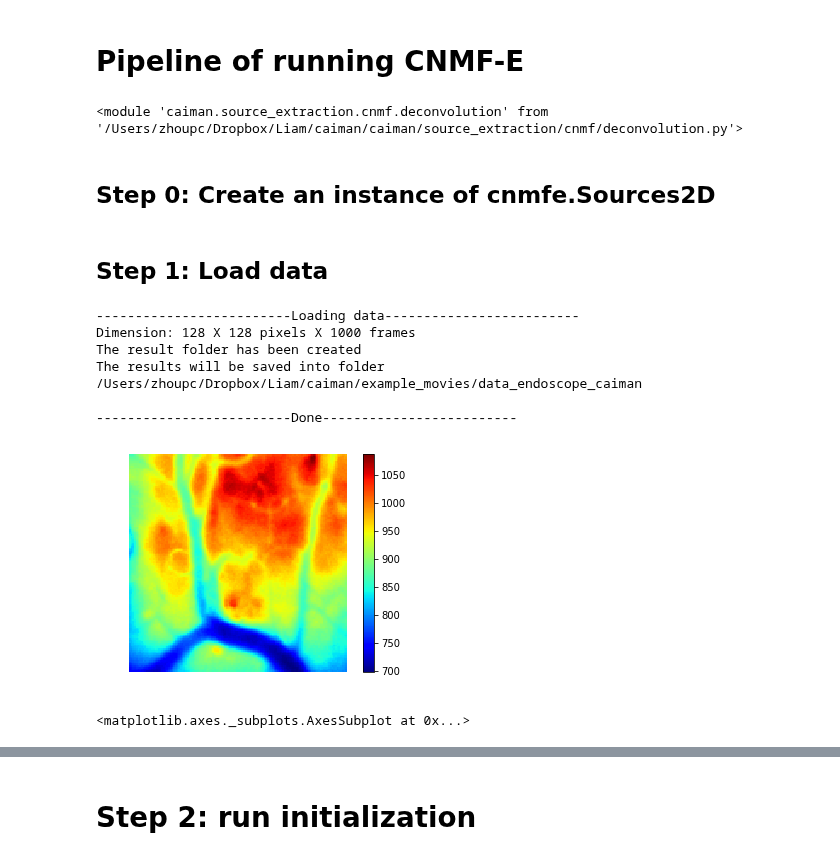
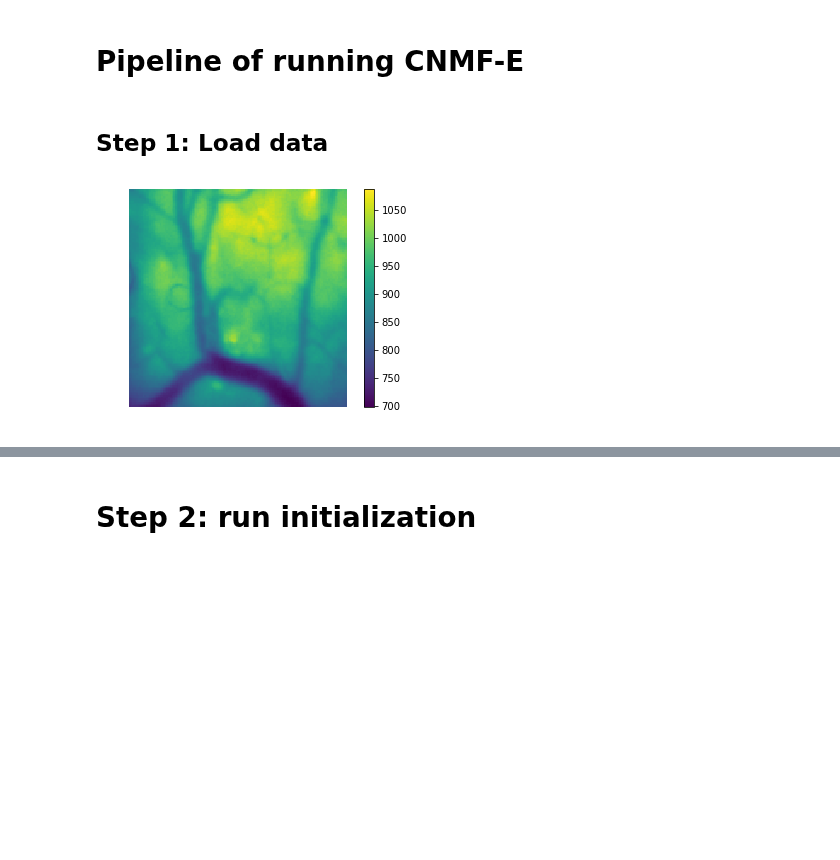
Before and after one commit to flatironinstitute/CaImAn, a Jupyter notebook: demo_cnmfe_2d.ipynb, the cells around one changed output, grey strips where cells are left out. Cells and saved outputs as stored; diff of their text form; code cells hidden in the pictures; blank space fills up the shorter version.

```diff
--- a/demo_cnmfe_2d.ipynb
+++ b/demo_cnmfe_2d.ipynb
@@ -1,25 +1,2 @@
 # %% [markdown]
 # Pipeline of running CNMF-E
-# %%
-import numpy as np
-import matplotlib.pyplot as plt
-import os.path
-from caiman.gui import caiman_gui as cmg
-from caiman.source_extraction.cnmf_e import cnmfe
-import caiman.source_extraction.cnmf.pre_processing as data_processing
-import importlib
-import matplotlib.animation as animation
-from datetime import datetime
-from collections import OrderedDict
-import json
-import caiman as cm
-import cv2
-import caiman.source_extraction.cnmf.deconvolution as deconvolve
-
-importlib.reload(cnmfe)
-importlib.reload(cmg)
-importlib.reload(deconvolve)
-# %% [output]
-<module 'caiman.source_extraction.cnmf.deconvolution' from '/Users/zhoupc/Dropbox/Liam/caiman/caiman/source_extraction/cnmf/deconvolution.py'>
-# %% [markdown]
-## Step 0: Create an instance of cnmfe.Sources2D
@@ -34,19 +15,11 @@ neuron = cnmfe.Sources2D(pars=pars4user)
 ## Step 1: Load data
 # %%
 fname = './example_movies/data_endoscope.tif'
-Y = neuron.load_file(fname)
+Y = cm.load(fname)
 
 # OR load data in GUI mode
 # Y = neuron.ui_get_file()
-# %matplotlib qt
-%matplotlib inline
-neuron.image(Y[100,], colorbar=True, axis=False)
+plt.colorbar(plt.imshow(Y[100,]))
+plt.axis('off');
 # %% [output]
--------------------------Loading data-------------------------
-Dimension: 128 X 128 pixels X 1000 frames
-The result folder has been created
-The results will be saved into folder /Users/zhoupc/Dropbox/Liam/caiman/example_movies/data_endoscope_caiman
-
--------------------------Done-------------------------
-[figure, old version]
+[figure, new version]
-<matplotlib.axes._subplots.AxesSubplot at 0x...>
```
Also changed, not shown: parts of 10 cells of this notebook, 2 other files.
